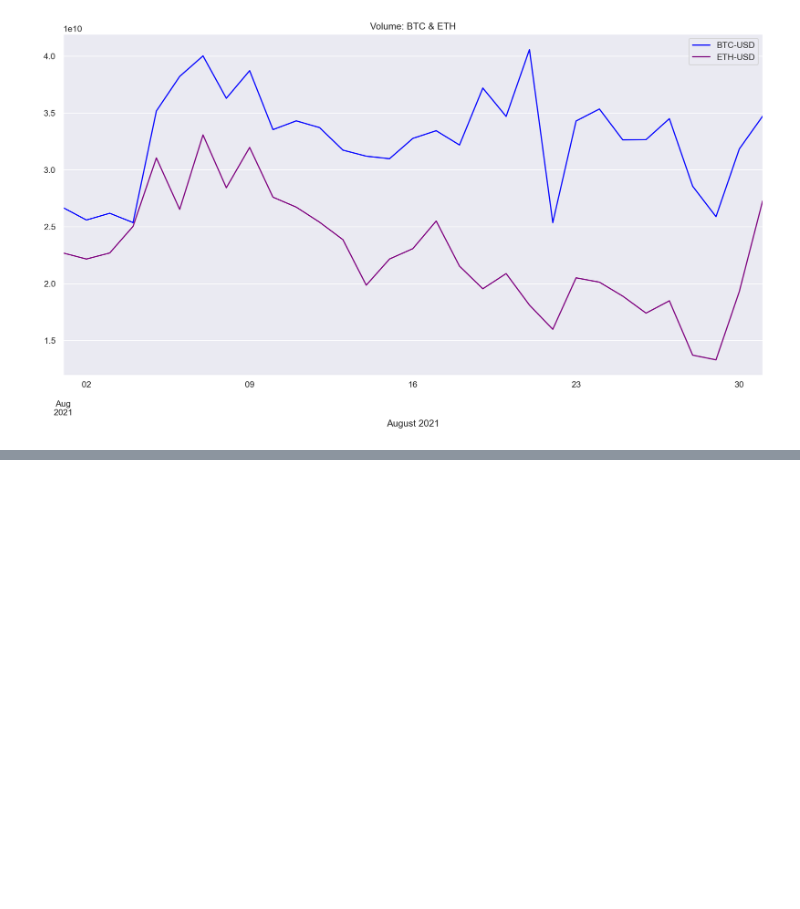
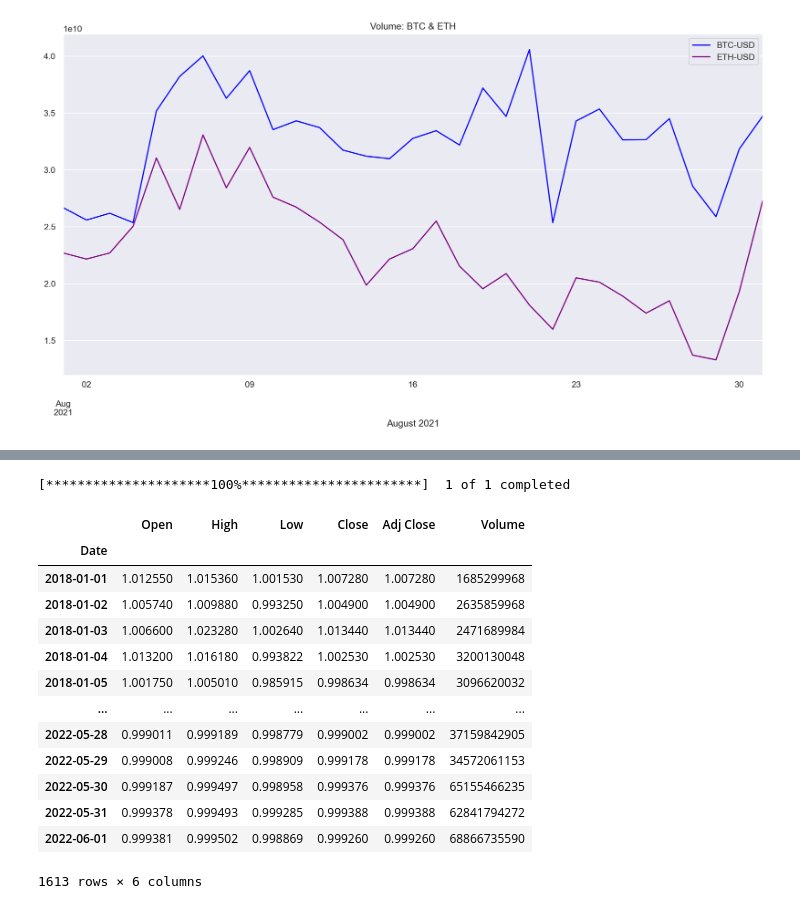
Before and after one commit to emel333/tulsa_burn, a Jupyter notebook: burn_analysis.ipynb, the cells around one changed output, grey strips where cells are left out. Drawn from its saved outputs; the diff is of its cells as text; code cells hidden in the pictures; blank space fills up the shorter version.

```diff
--- a/burn_analysis.ipynb
+++ b/burn_analysis.ipynb
@@ -193,0 +197,24 @@ plt.legend()
+# %%
+usdt = ['USDT-USD']
+# %%
+usdt_data = yf.download(usdt, start='2018-01-01',
+                end='2022-06-01')
+# %% [output]
+[*********************100%***********************]  1 of 1 completed
+# %%
+usdt_data
+# %% [output]
+|  | Open | High | Low | Close | Adj Close | Volume |
+| Date |  |  |  |  |  |  |
+| 2018-01-01 | 1.012550 | 1.015360 | 1.001530 | 1.007280 | 1.007280 | 1685299968 |
+| 2018-01-02 | 1.005740 | 1.009880 | 0.993250 | 1.004900 | 1.004900 | 2635859968 |
+| 2018-01-03 | 1.006600 | 1.023280 | 1.002640 | 1.013440 | 1.013440 | 2471689984 |
+| 2018-01-04 | 1.013200 | 1.016180 | 0.993822 | 1.002530 | 1.002530 | 3200130048 |
+| 2018-01-05 | 1.001750 | 1.005010 | 0.985915 | 0.998634 | 0.998634 | 3096620032 |
+| ... | ... | ... | ... | ... | ... | ... |
+| 2022-05-28 | 0.999011 | 0.999189 | 0.998779 | 0.999002 | 0.999002 | 37159842905 |
+| 2022-05-29 | 0.999008 | 0.999246 | 0.998909 | 0.999178 | 0.999178 | 34572061153 |
+| 2022-05-30 | 0.999187 | 0.999497 | 0.998958 | 0.999376 | 0.999376 | 65155466235 |
+| 2022-05-31 | 0.999378 | 0.999493 | 0.999285 | 0.999388 | 0.999388 | 62841794272 |
+| 2022-06-01 | 0.999381 | 0.999502 | 0.998869 | 0.999260 | 0.999260 | 68866735590 |
+1613 rows × 6 columns
```
Also changed, not shown: parts of 3 cells of this notebook, 1 other file.
